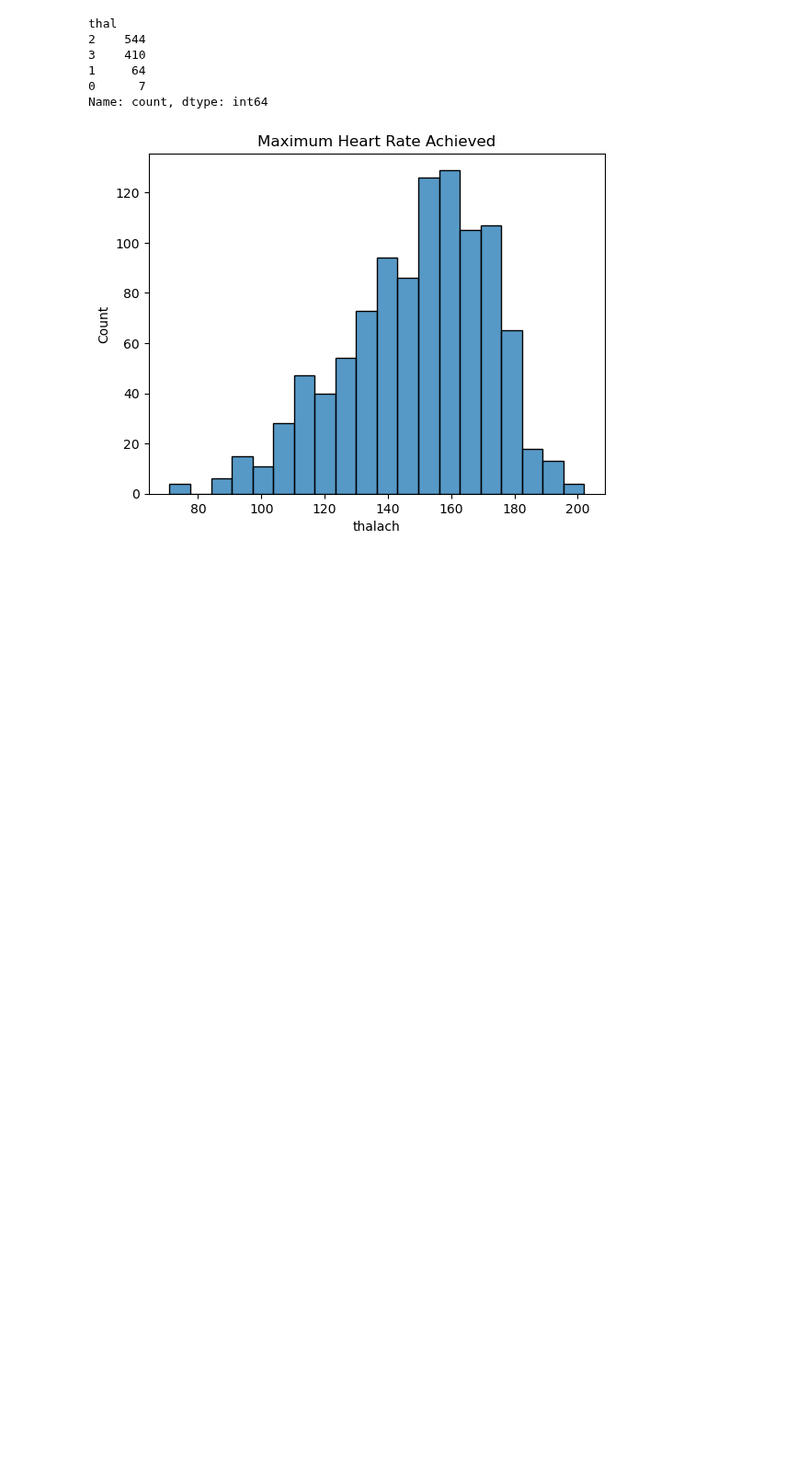
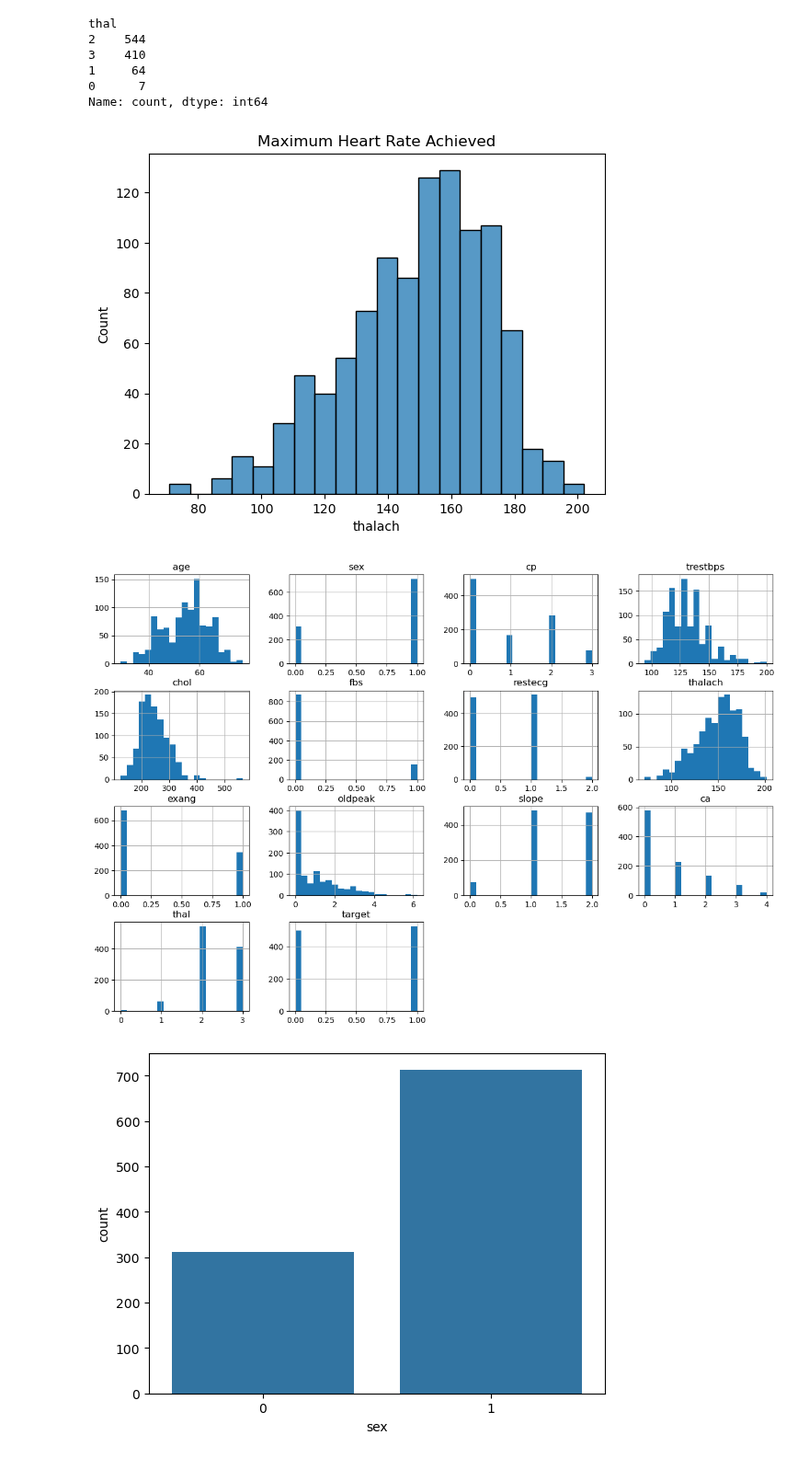
Before and after one commit to KeneanDita/Exploratory-Data-Analysis-EDA-, a Jupyter notebook: Heart_Disease.ipynb, the cells around one changed output. Shown at 92% size. Saved outputs shown, nothing was run; the diff lists cells and outputs as text; code cells hidden in the pictures; blank space fills up the shorter version.

Commit message:
Visuals before apperance

```diff
--- a/Heart_Disease.ipynb
+++ b/Heart_Disease.ipynb
@@ -69,3 +80,19 @@ plt.savefig('Maximum Heart Rate Achieved Distribution.png', dpi=300)
 plt.show()
 # %% [output]
 [figure]
+# %%
+import matplotlib.pyplot as plt
+import seaborn as sns
+
+# Plot histograms for continuous features
+df.hist(bins=20, figsize=(15, 10))
+plt.show()
+
+# Bar chart for categorical features (e.g., Sex, ChestPainType)
+sns.countplot(x='sex', data=df)
+plt.show()
+sns.countplot(x='target', data=df)  # Visualize target variable distribution
+plt.show()
+# %% [output]
+[figure, added]
+[figure, added]
```
Also changed, not shown: parts of 3 cells of this notebook.
